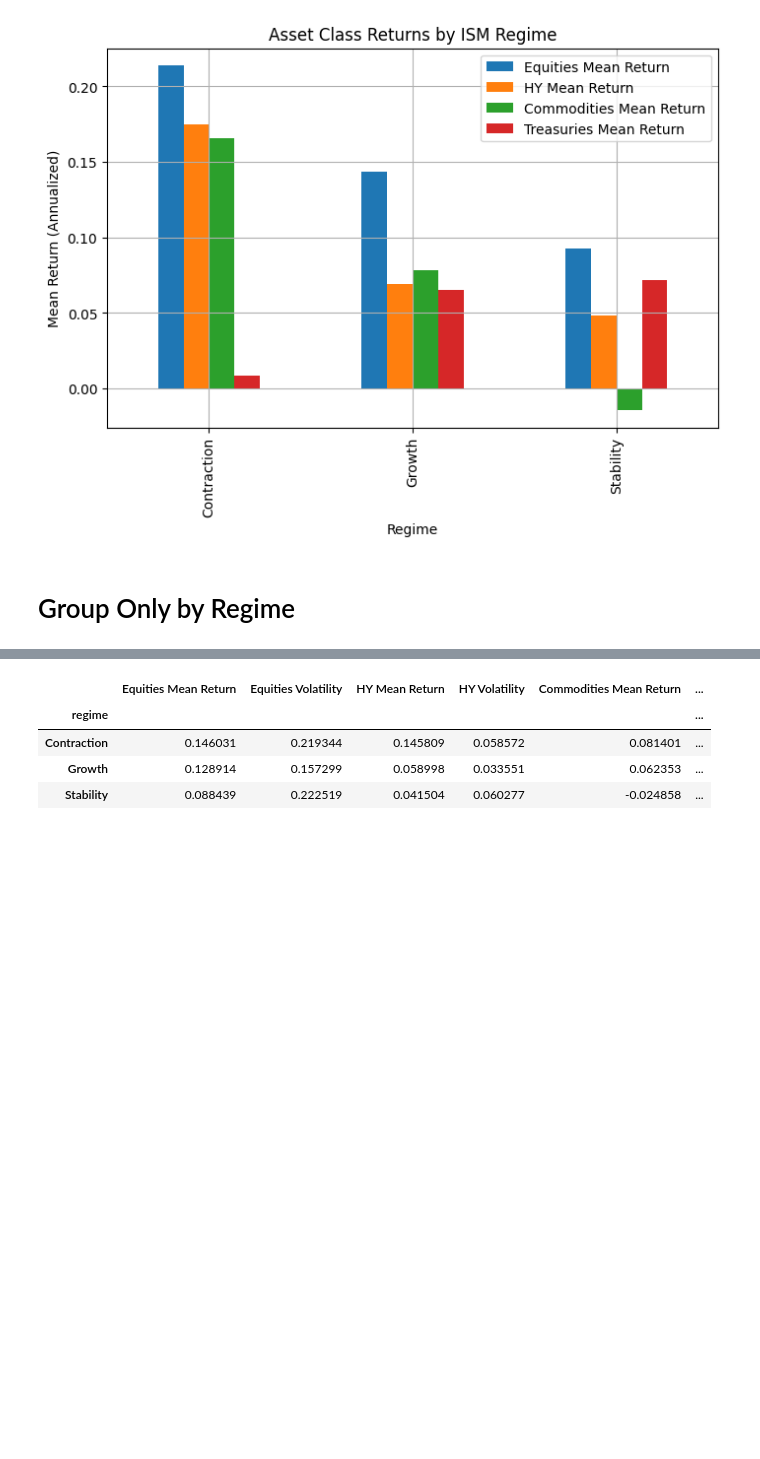
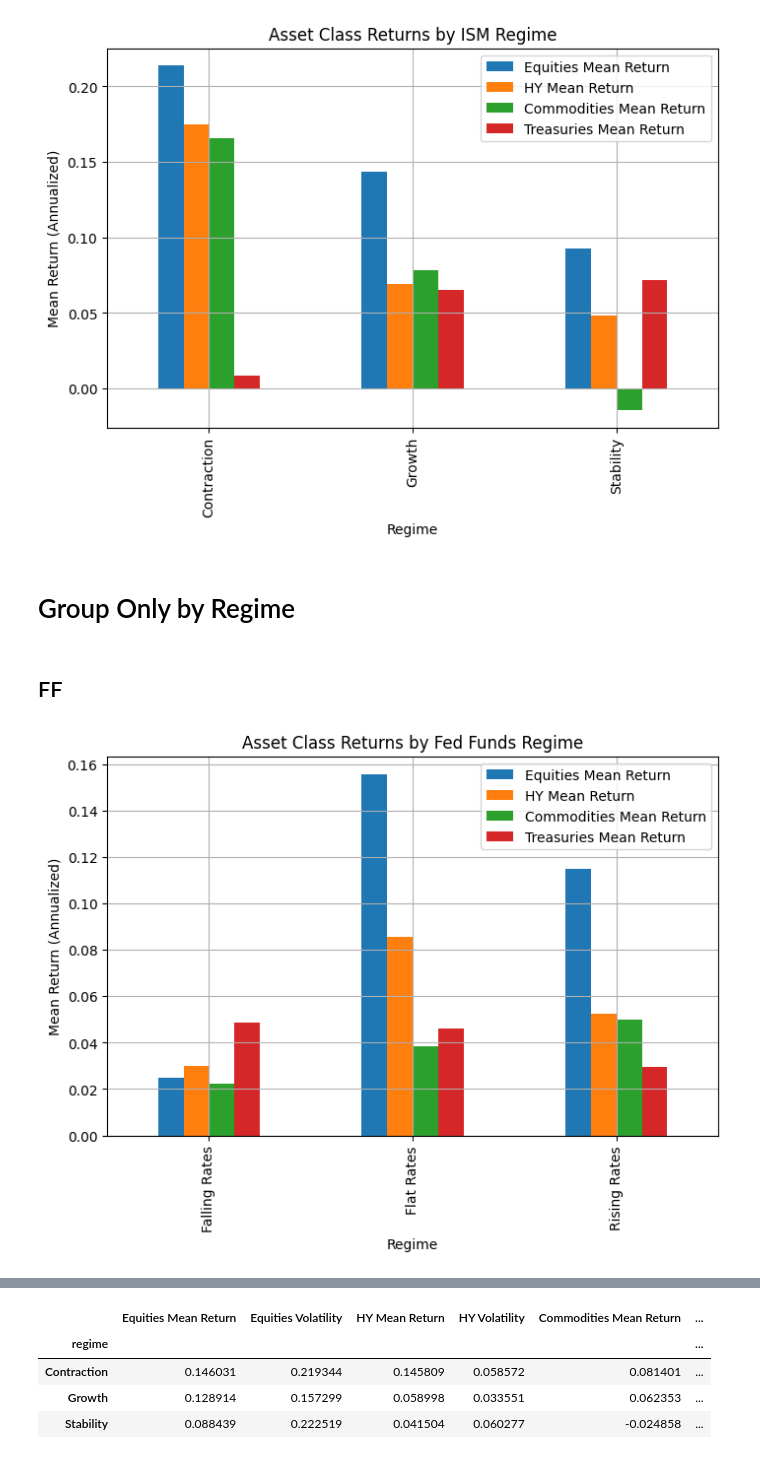
Before and after one commit to Kunj121/MacroFinance_HW2, a Jupyter notebook: prob2.ipynb, the cells around one changed output, grey strips where cells are left out. Saved outputs shown, nothing was run; the diff lists cells and outputs as text; code cells hidden in the pictures; blank space fills up the shorter version.

Commit message:
updated with mean per regime vs mean of means

```diff
--- a/prob2.ipynb
+++ b/prob2.ipynb
@@ -84,3 +84,22 @@ plt.title("FF Rate Through Time")
 plt.show()
 # %% [output]
 [figure]
+# %%
+fed['segment'] = (fed['regime'] != fed['regime'].shift(1)).cumsum()
+
+
+periods = (
+    fed
+    .reset_index()
+    .groupby(['segment','regime'])
+    .agg(
+        start_date = ('Date', 'min'),
+        end_date   = ('Date', 'max'),
+        num_days     = ('Date', 'size')
+    )
+    .reset_index(drop=False)
+)
+
+periods = periods[periods['regime'] != 0].reset_index(drop=True)
+
+periods
@@ -352,3 +426,44 @@ plt.show()
 [figure]
 # %% [markdown]
 # Group Only by Regime
+# %% [markdown]
+## FF
+# %%
+def annualized_mean(x):
+    return x.mean() * ANNUAL_FACTOR
+
+def annualized_vol(x):
+    return x.std() * np.sqrt(ANNUAL_FACTOR)
+
+by_regime = fed.reset_index().groupby('regime').agg({
+        'spx': [('mean', annualized_mean), ('std', annualized_vol)],
+        'hy': [('mean', annualized_mean), ('std', annualized_vol)],
+        'com': [('mean', annualized_mean), ('std', annualized_vol)],
+        'tr': [('mean', annualized_mean), ('std', annualized_vol)],
+})
+
+mapping = {
+(   'spx', 'mean'): 'Equities Mean Return',
+            (           'spx', 'std'): 'Equities Volatility',
+            ( 'hy', 'mean'): 'HY Mean Return',
+            (         'hy', 'std'): 'HY Volatility',
+            ('com', 'mean'): 'Commodities Mean Return',
+            (        'com', 'std'): 'Commodities Volatility',
+            ( 'tr', 'mean'): 'Treasuries Mean Return',
+            (         'tr', 'std'): 'Treasuries Volatility',
+}
+by_regime.columns = [
+    mapping.get(col, col) for col in by_regime.columns
+]
+
+mean_returns = by_regime[['Equities Mean Return', 'HY Mean Return', 'Commodities Mean Return', 'Treasuries Mean Return']]
+ax = mean_returns.plot(kind='bar',
+                       figsize = (8, 5))
+ax.set_title('Asset Class Returns by Fed Funds Regime')
+ax.set_ylabel('Mean Return (Annualized)')
+ax.set_xlabel('Regime')
+plt.grid()
+
+plt.show()
+# %% [output]
+[figure, added]
```
Also changed, not shown: parts of 9 cells of this notebook.
